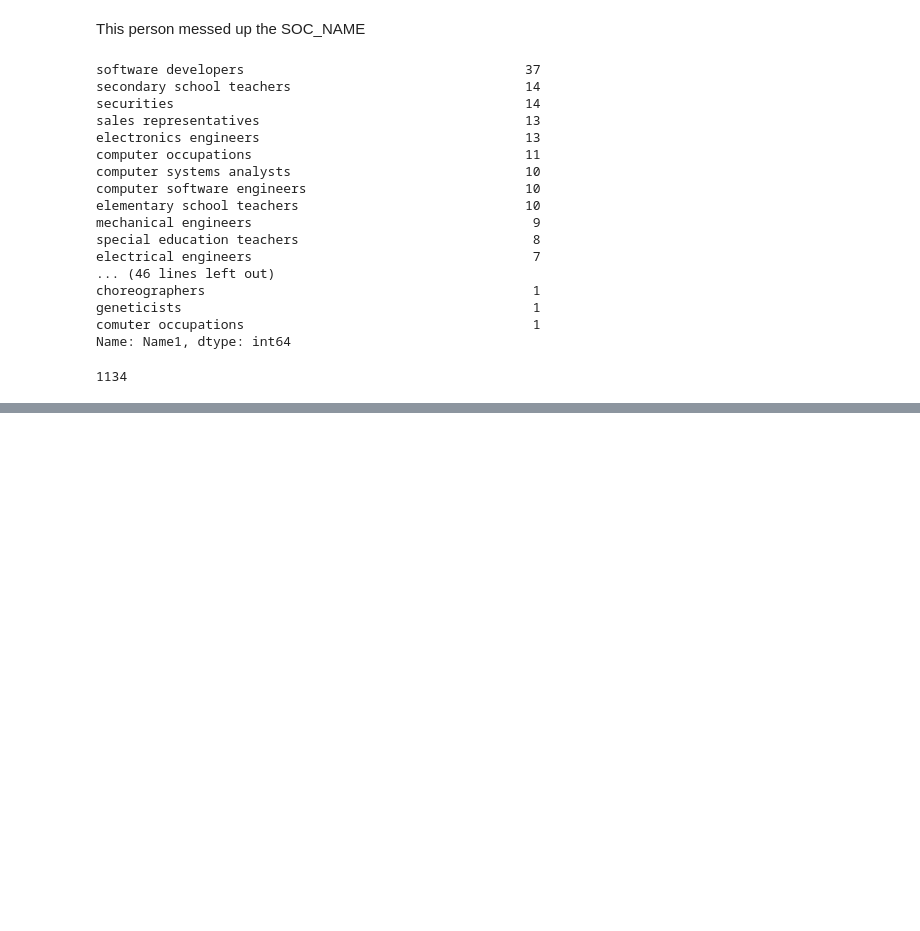
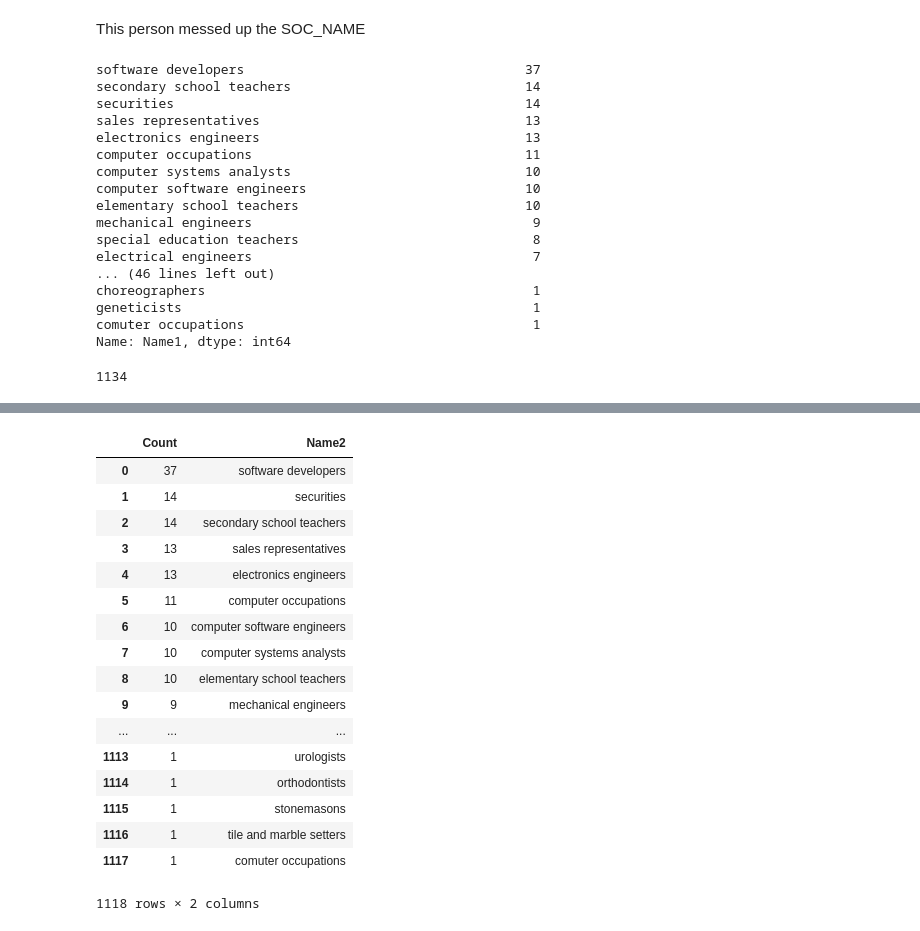
Before and after one commit to JonathonBeauregardII/Advanced-Data-Mining-Project-IBM, a Jupyter notebook: DataExploration.ipynb, the cells around one changed output, grey strips where cells are left out. Drawn from its saved outputs; the diff is of its cells as text; code cells hidden in the pictures; blank space fills up the shorter version.

```diff
--- a/DataExploration.ipynb
+++ b/DataExploration.ipynb
@@ -226,0 +299,23 @@ We have now cut the number of names in half
+# %%
+dfName2Check = pd.DataFrame({'Name2': reducedf['Name2'].value_counts().index, 'Count':reducedf['Name2'].value_counts().values})
+# %%
+dfName2Check
+# %% [output]
+|  | Count | Name2 |
+| 0 | 37 | software developers |
+| 1 | 14 | securities |
+| 2 | 14 | secondary school teachers |
+| 3 | 13 | sales representatives |
+| 4 | 13 | electronics engineers |
+| 5 | 11 | computer occupations |
+| 6 | 10 | computer software engineers |
+| 7 | 10 | computer systems analysts |
+| 8 | 10 | elementary school teachers |
+| 9 | 9 | mechanical engineers |
+| ... | ... | ... |
+| 1113 | 1 | urologists |
+| 1114 | 1 | orthodontists |
+| 1115 | 1 | stonemasons |
+| 1116 | 1 | tile and marble setters |
+| 1117 | 1 | comuter occupations |
+1118 rows × 2 columns
```
Also changed, not shown: parts of 34 cells of this notebook.
